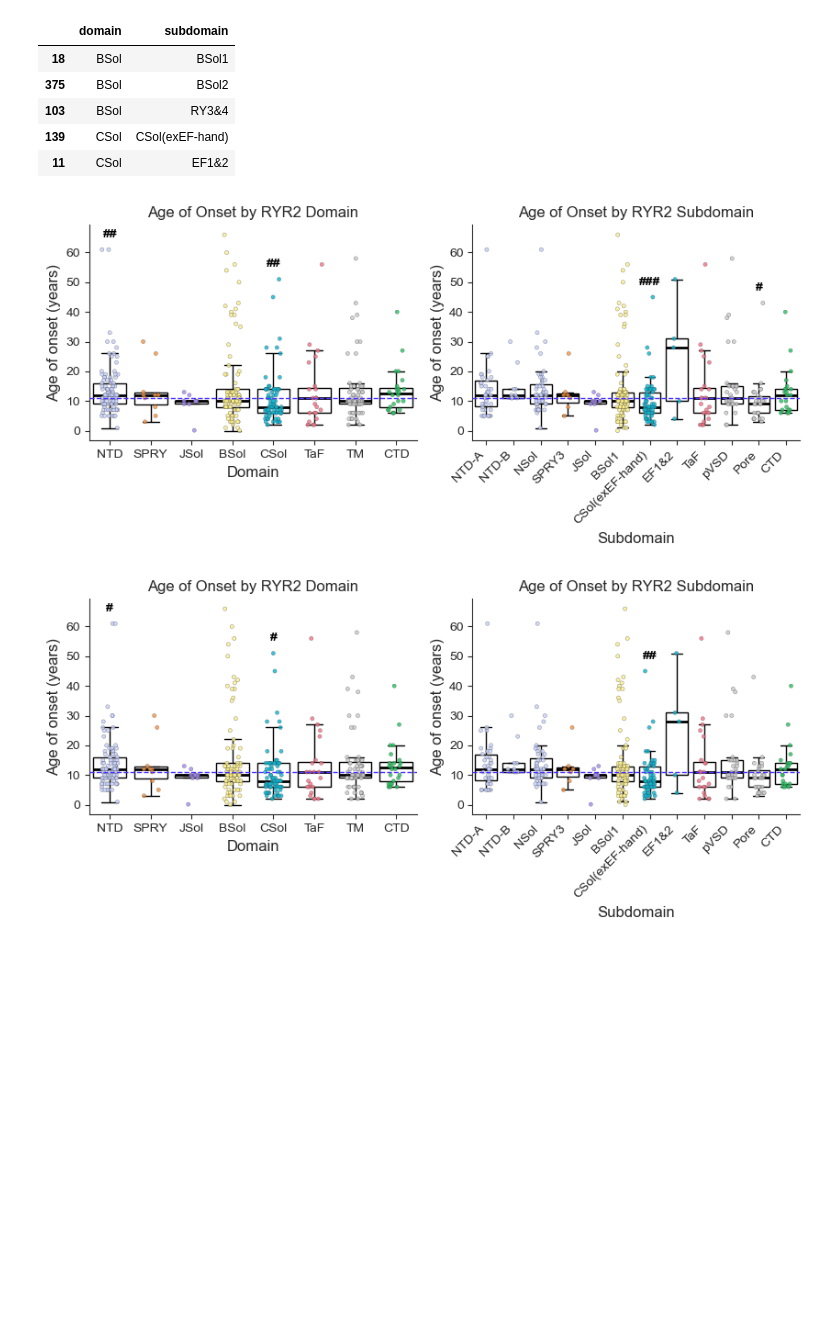
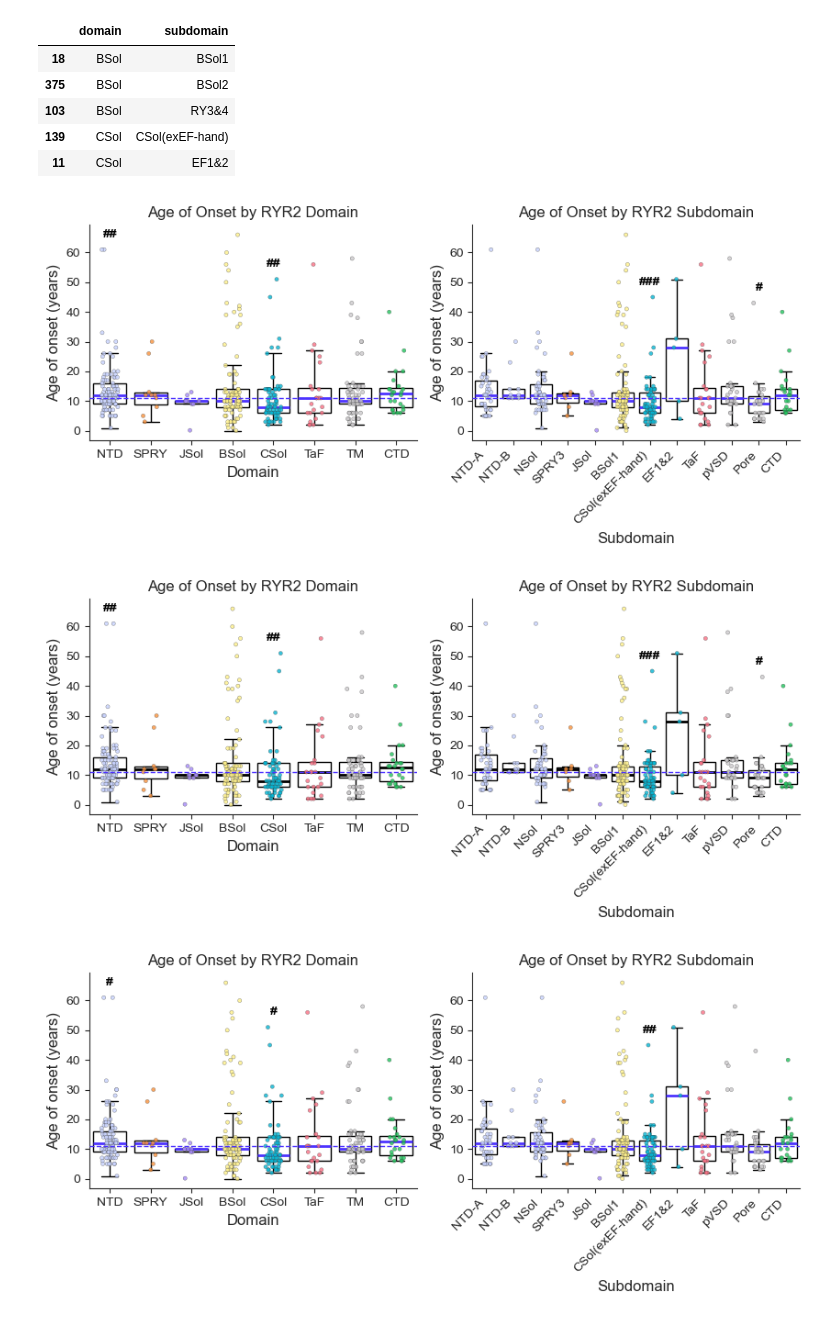
Before and after one commit to alexdaiii/cpvt_database_analysis, a Jupyter notebook: analysis/06_age_of_onsets_mann_whitney.ipynb, the cells around one changed output. Cells and saved outputs as stored; diff of their text form; code cells hidden in the pictures; blank space fills up the shorter version.

Commit message:
plotting for v0.3.4

```diff
--- a/analysis/06_age_of_onsets_mann_whitney.ipynb
+++ b/analysis/06_age_of_onsets_mann_whitney.ipynb
@@ -1140,6 +1140,7 @@ def plot_boxplots(
         results_stats: pd.DataFrame,
         box_fill: bool,
         sig_value: Literal["pvalue", "qvalue"],
+        color_median: bool = False
 ):
     sns.boxplot(
         data=df_for_structure,
@@ -1149,7 +1150,8 @@ def plot_boxplots(
         palette=box_palette,
         hue=column,
         medianprops={
-            "linewidth": 2
+            "linewidth": 2,
+            "color": COLOR_FOR_MEDIAN if color_median else "black"
         },
         legend=False,
         order=structure_order,
@@ -1234,7 +1236,8 @@ def create_fig_6(
         box_palette: dict[str, str],
         dot_palette: dict[str, str],
         box_fill: bool = False,
-        sig_value: Literal["pvalue", "qvalue"]
+        sig_value: Literal["pvalue", "qvalue"],
+        color_median: bool = False
 ):
     # color pallete for plotting
     domain_color_box_pal, subdomain_color_box_pal = generate_palettes(
@@ -1259,47 +1262,51 @@ def create_fig_6(
         panel_sel="panel_c",
         results_stats=domain_results,
         box_fill=box_fill,
-        sig_value=sig_value
+        sig_value=sig_value,
+        color_median=color_median
     )
 
     ax2 = fig.add_subplot(gs[0, 1])
     plot_boxplots(
         sub_domain_for_analysis,
         column="subdomain",
         box_palette=subdomain_color_box_pal,
         dot_palette=subdomain_color_dot_pal,
         structure_order=subdomain_stat_order,
         ax_input=ax2,
         panel_sel="panel_d",
         x_tick_rotation=45,
         x_tick_ha="right",
         results_stats=sub_domain_results,
         box_fill=box_fill,
-        sig_value=sig_value
+        sig_value=sig_value,
+        color_median=color_median
     )
     #plt.yscale("log")
 
     fig.tight_layout()
 
+    adjustment = "-with-fdr" if sig_value == "qvalue" else "-unadjusted"
+    median_fill = "-median-fill" if color_median else ""
+
     save_current_plot(
-        f"age_of_onset_vs_domain_subdomain{"-with-fdr" if sig_value == "qvalue" else "unadjusted"}.v2")
+        f"age_of_onset_vs_domain_subdomain{adjustment}{median_fill}.v2")
 
     plt.show()
 
     plt.close()
 
 
-# create_fig_6(box_palette=dark_color_palette, dot_palette=dark_color_palette,
-#              box_fill=False)
-create_fig_6(box_palette={
-    d: "white" for d in light_color_palette
-}, dot_palette=light_color_palette,
-    box_fill=True, sig_value="pvalue")
-
-create_fig_6(box_palette={
-    d: "white" for d in light_color_palette
-}, dot_palette=light_color_palette,
-    box_fill=True, sig_value="qvalue")
+for adj in ["pvalue", "qvalue"]:
+    for median_fill in [True, False]:
+        create_fig_6(box_palette={
+            d: "white" for d in light_color_palette
+        },
+            dot_palette=light_color_palette,
+            box_fill=True,
+            sig_value=adj,
+            color_median=median_fill)
 # %% [output]
-[figure, old version]
+[figure, new version]
-[figure, old version]
+[figure, new version]
+[figure, added]
```
Also changed, not shown: parts of 1 cell of this notebook, 1 other file.
